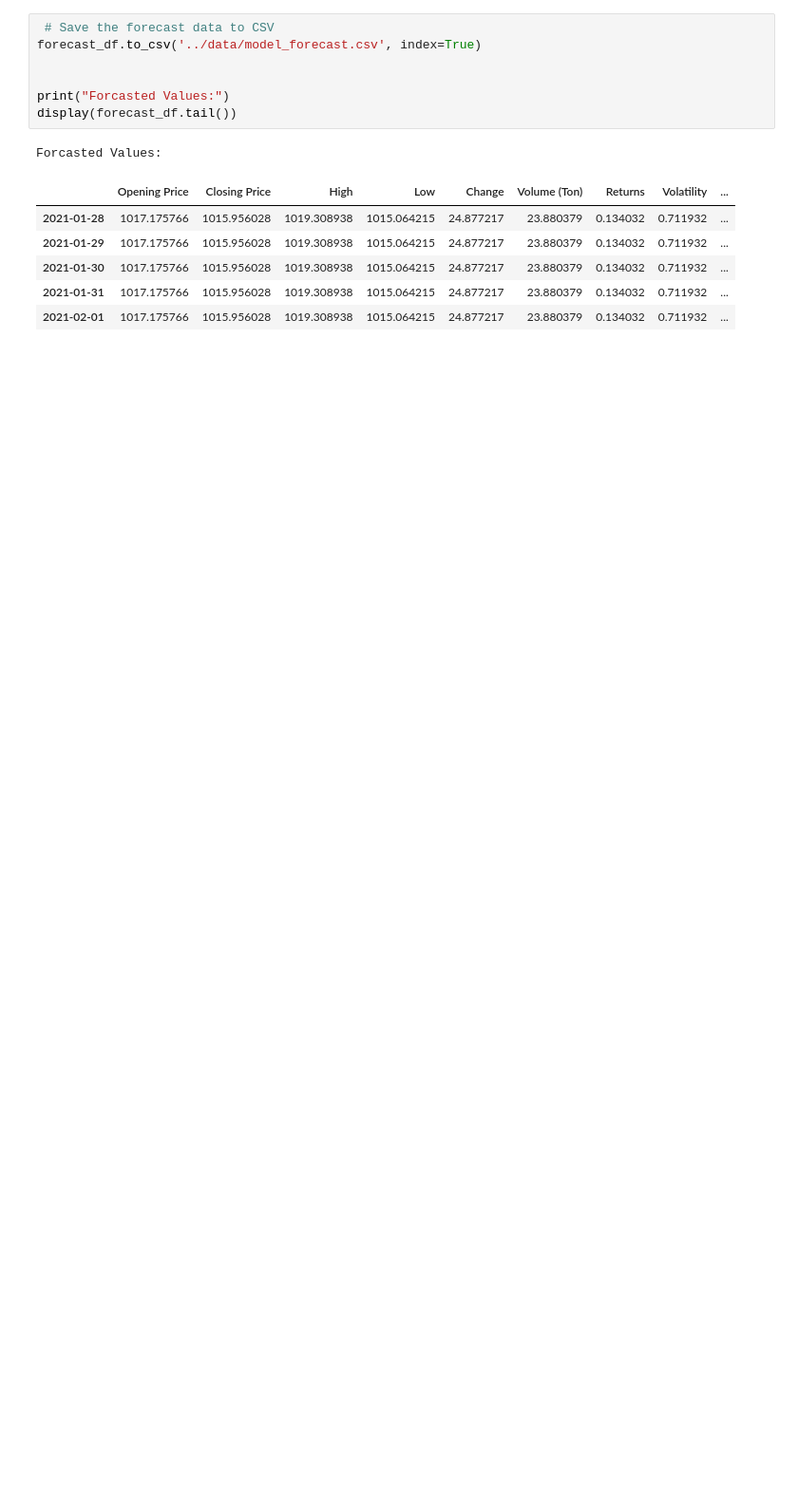
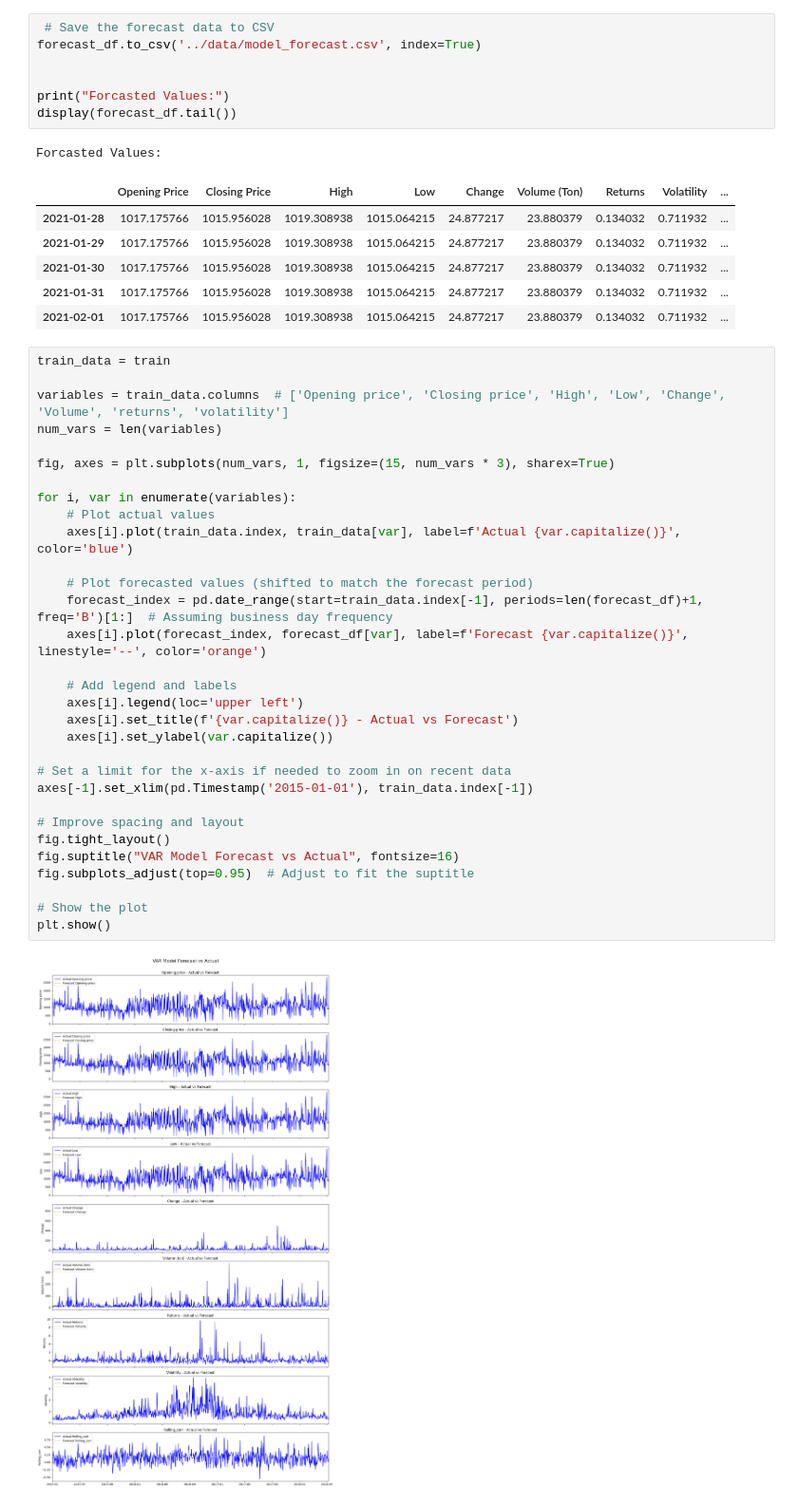
Before and after one commit to yohannestayez/Coffee-Price-Prediction, a Jupyter notebook: notebooks/Training_model_with_VAR.ipynb, the cells around one changed output. Shown at 95% size. Saved outputs shown, nothing was run; the diff lists cells and outputs as text; blank space fills up the shorter version.

Commit message:
plotting actual vs forast

```diff
--- a/notebooks/Training_model_with_VAR.ipynb
+++ b/notebooks/Training_model_with_VAR.ipynb
@@ -159,3 +159,36 @@ Forcasted Values:
 | 2021-01-30 | 1017.175766 | 1015.956028 | 1019.308938 | 1015.064215 | 24.877217 | 23.880379 | 0.134032 | 0.711932 | ... |
 | 2021-01-31 | 1017.175766 | 1015.956028 | 1019.308938 | 1015.064215 | 24.877217 | 23.880379 | 0.134032 | 0.711932 | ... |
 | 2021-02-01 | 1017.175766 | 1015.956028 | 1019.308938 | 1015.064215 | 24.877217 | 23.880379 | 0.134032 | 0.711932 | ... |
+# %%
+train_data = train
+
+variables = train_data.columns  # ['Opening price', 'Closing price', 'High', 'Low', 'Change', 'Volume', 'returns', 'volatility']
+num_vars = len(variables)
+
+fig, axes = plt.subplots(num_vars, 1, figsize=(15, num_vars * 3), sharex=True)
+
+for i, var in enumerate(variables):
+    # Plot actual values
+    axes[i].plot(train_data.index, train_data[var], label=f'Actual {var.capitalize()}', color='blue')
+
+    # Plot forecasted values (shifted to match the forecast period)
+    forecast_index = pd.date_range(start=train_data.index[-1], periods=len(forecast_df)+1, freq='B')[1:]  # Assuming business day frequency
+    axes[i].plot(forecast_index, forecast_df[var], label=f'Forecast {var.capitalize()}', linestyle='--', color='orange')
+
+    # Add legend and labels
+    axes[i].legend(loc='upper left')
+    axes[i].set_title(f'{var.capitalize()} - Actual vs Forecast')
+    axes[i].set_ylabel(var.capitalize())
+
+# Set a limit for the x-axis if needed to zoom in on recent data
+axes[-1].set_xlim(pd.Timestamp('2015-01-01'), train_data.index[-1])
+
+# Improve spacing and layout
+fig.tight_layout()
+fig.suptitle("VAR Model Forecast vs Actual", fontsize=16)
+fig.subplots_adjust(top=0.95)  # Adjust to fit the suptitle
+
+# Show the plot
+plt.show()
+# %% [output]
+[figure, added]
```
